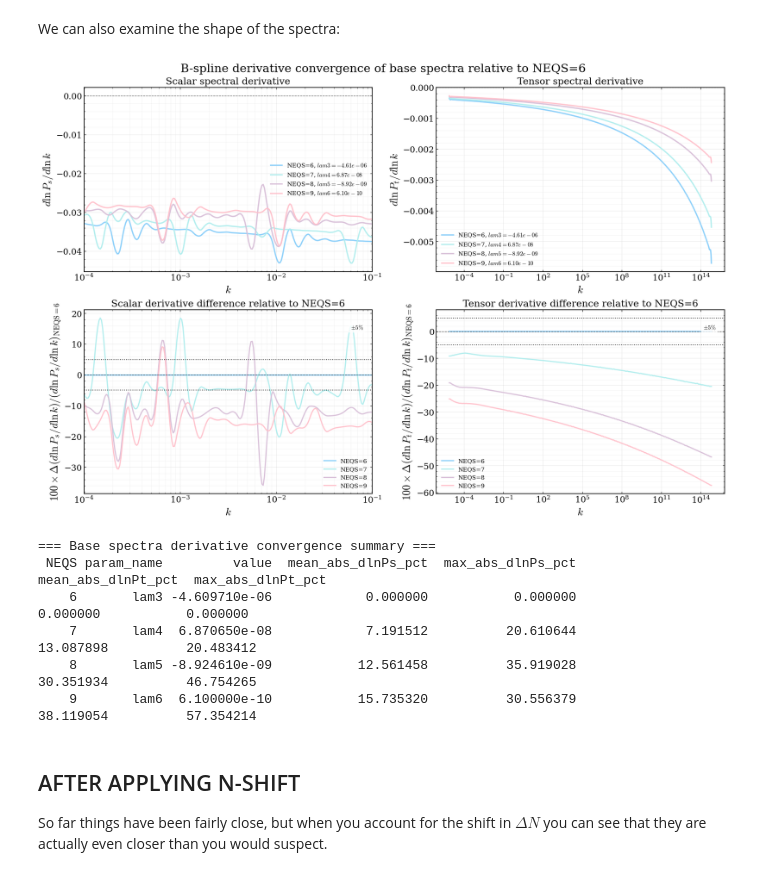
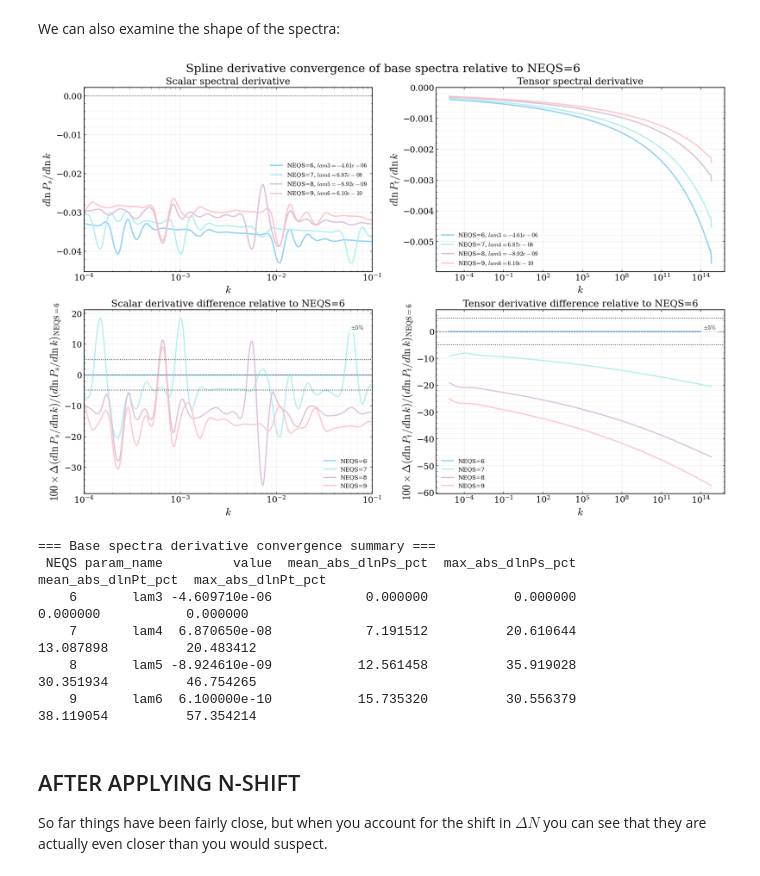
Before and after one commit to epmeador/inflationary-slow-roll-parameters-analysis, a Jupyter notebook: True_Convergence_Tests_By_Testing_N_and_Varying_LamX_Sequentially.ipynb, the cells around one changed output. Saved outputs shown, nothing was run; the diff lists cells and outputs as text; code cells hidden in the pictures.

```diff
--- a/True_Convergence_Tests_By_Testing_N_and_Varying_LamX_Sequentially.ipynb
+++ b/True_Convergence_Tests_By_Testing_N_and_Varying_LamX_Sequentially.ipynb
@@ -1146,7 +1143,7 @@ def plot_base_spectra_derivative_convergence(
         ax_errPt.set_xlim(xmin_t, xmax_t)
 
     fig.suptitle(
-        rf"B-spline derivative convergence of base spectra relative to NEQS={ref_NEQS}",
+        rf"Spline derivative convergence of base spectra relative to NEQS={ref_NEQS}",
         fontsize=22,
     )
 
@@ -1169,23 +1166,22 @@ def plot_base_spectra_derivative_convergence(
 # %%
 deriv_summary_df = plot_base_spectra_derivative_convergence(
     base_path_root=base_path_root,
     base_params={
         6: ("lam3", -4.60971e-6),
         7: ("lam4",  6.87065e-8),
         8: ("lam5", -8.92461e-9),
         9: ("lam6", 6.1e-10),
     },
     ref_NEQS=6,
     k_min_plot_s=1e-4,
     k_max_plot_s=1e-1,
     k_min_plot_t=None,
     k_max_plot_t=None,
     smoothing=0.0,
     tolerance=5.0,
-    save_name="base_spectra_derivative_convergence_neqs6_8.png",
-)
+    save_name="paper_higgs_convergence_base_spectra_derivative_convergence_neqs6_8.pdf")
 # %% [output]
-[figure, old version]
+[figure, new version]
 === Base spectra derivative convergence summary ===
  NEQS param_name         value  mean_abs_dlnPs_pct  max_abs_dlnPs_pct  mean_abs_dlnPt_pct  max_abs_dlnPt_pct
     6       lam3 -4.609710e-06            0.000000           0.000000            0.000000           0.000000
```
Also changed, not shown: parts of 4 cells of this notebook, 1 other file.
